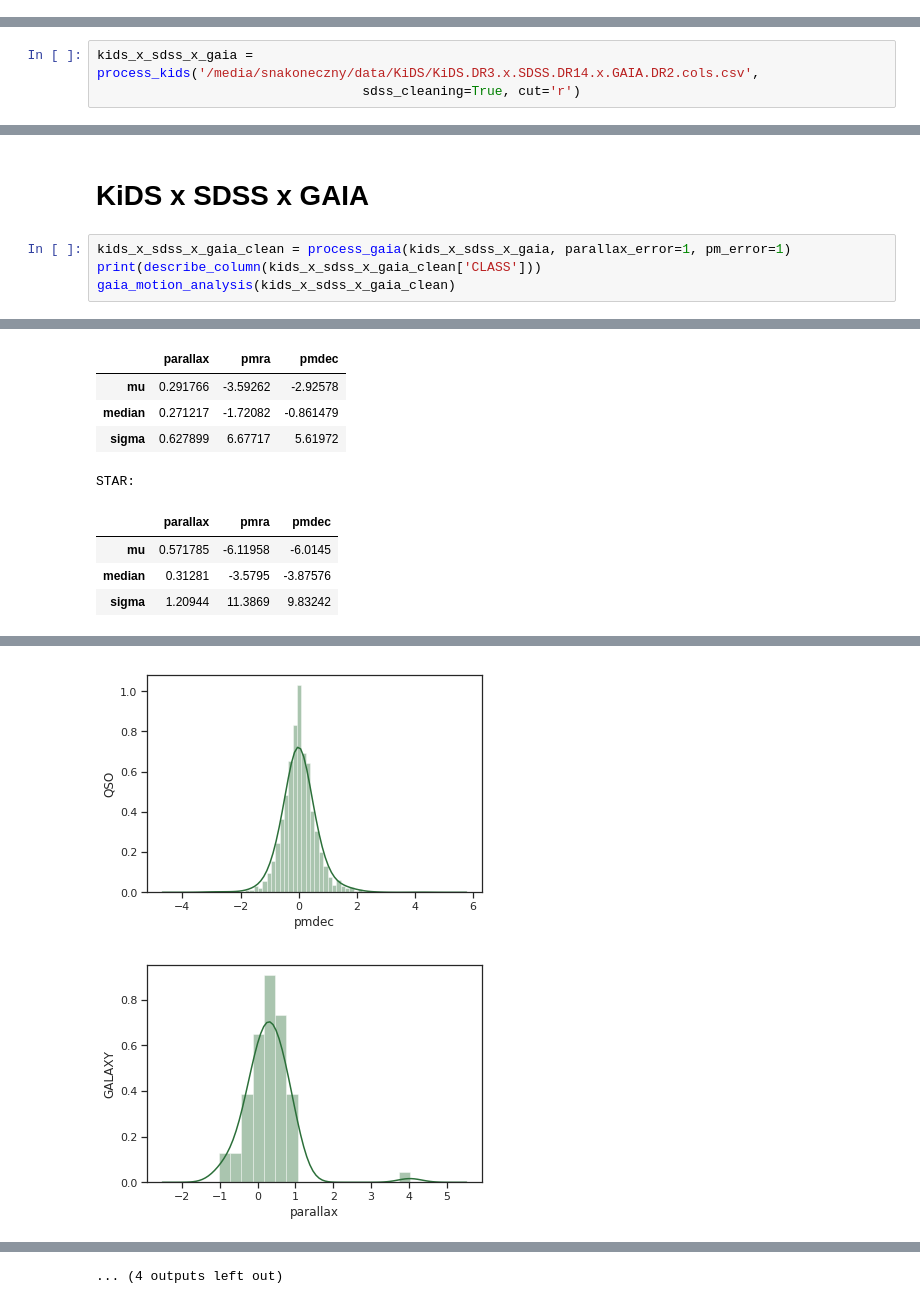
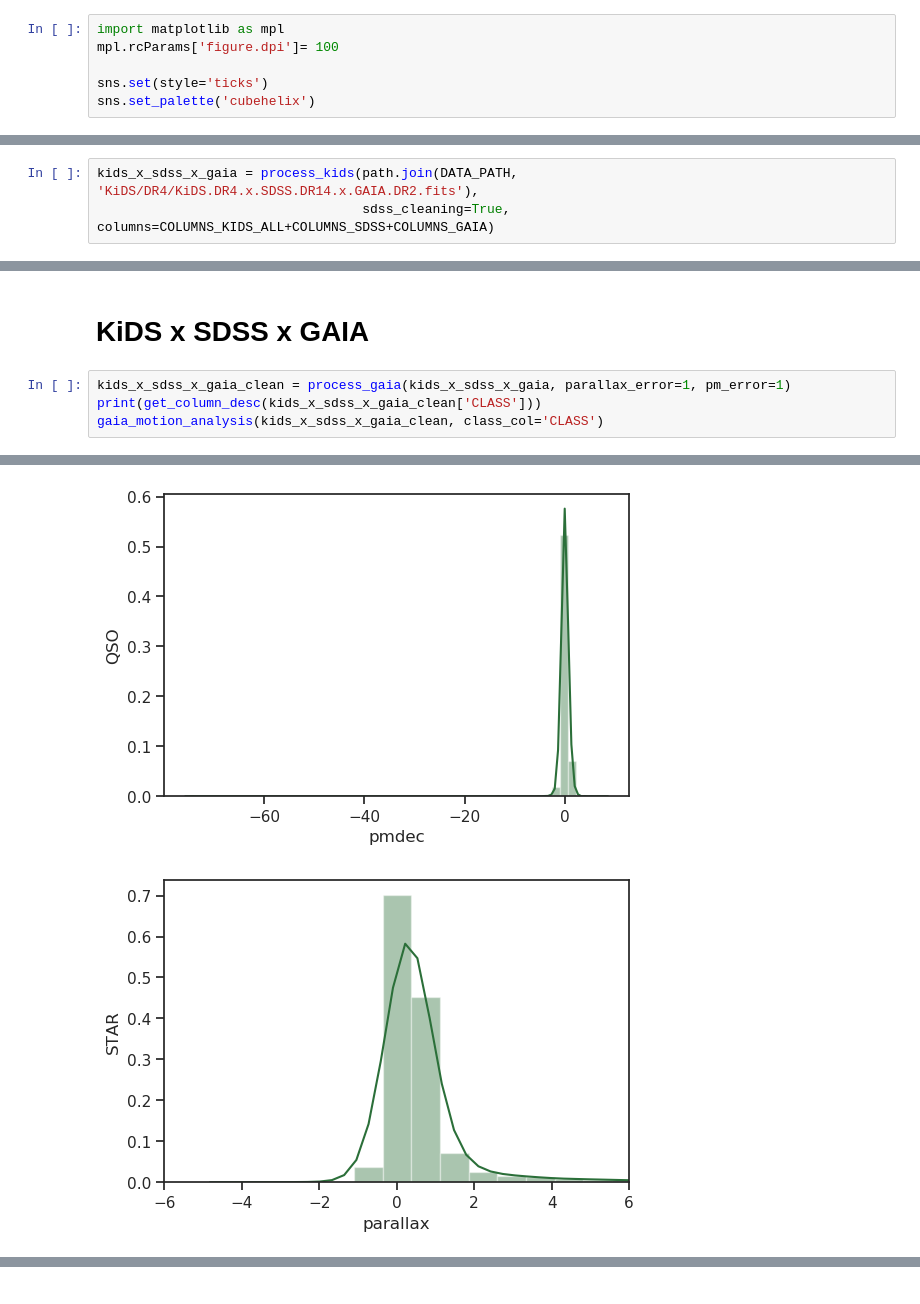
Before and after one commit to snakoneczny/kids-quasars, a Jupyter notebook: notebooks/anaylysis_gaia_motions.ipynb, the cells around one changed output, grey strips where cells are left out. Cells and saved outputs as stored; diff of their text form.

```diff
--- a/notebooks/anaylysis_gaia_motions.ipynb
+++ b/notebooks/anaylysis_gaia_motions.ipynb
@@ -17,2 +20,8 @@ sns.set(style='ticks')
+# %%
+import matplotlib as mpl
+mpl.rcParams['figure.dpi']= 100
+
+sns.set(style='ticks')
+sns.set_palette('cubehelix')
 # %% [markdown]
 # Read data
@@ -39,4 +51,4 @@ Removing R > 22: 51752 left
 # %%
-kids_x_sdss_x_gaia = process_kids('/media/snakoneczny/data/KiDS/KiDS.DR3.x.SDSS.DR14.x.GAIA.DR2.cols.csv',
-                                  sdss_cleaning=True, cut='r')
+kids_x_sdss_x_gaia = process_kids(path.join(DATA_PATH, 'KiDS/DR4/KiDS.DR4.x.SDSS.DR14.x.GAIA.DR2.fits'),
+                                  sdss_cleaning=True, columns=COLUMNS_KIDS_ALL+COLUMNS_SDSS+COLUMNS_GAIA)
 # %% [output]
@@ -114,6 +118,6 @@ STAR:
 # KiDS x SDSS x GAIA
 # %%
 kids_x_sdss_x_gaia_clean = process_gaia(kids_x_sdss_x_gaia, parallax_error=1, pm_error=1)
-print(describe_column(kids_x_sdss_x_gaia_clean['CLASS']))
-gaia_motion_analysis(kids_x_sdss_x_gaia_clean)
+print(get_column_desc(kids_x_sdss_x_gaia_clean['CLASS']))
+gaia_motion_analysis(kids_x_sdss_x_gaia_clean, class_col='CLASS')
 # %% [output]
@@ -136,9 +140,0 @@ GALAXY:
-|  | parallax | pmra | pmdec |
-| mu | 0.291766 | -3.59262 | -2.92578 |
-| median | 0.271217 | -1.72082 | -0.861479 |
-| sigma | 0.627899 | 6.67717 | 5.61972 |
-STAR:
-|  | parallax | pmra | pmdec |
-| mu | 0.571785 | -6.11958 | -6.0145 |
-| median | 0.31281 | -3.5795 | -3.87576 |
-| sigma | 1.20944 | 11.3869 | 9.83242 |
@@ -147,2 +143,2 @@ STAR:
-[figure, old version]
+[figure, new version]
-[figure, old version]
+[figure, new version]
@@ -150 +145,0 @@ STAR:
-... (4 outputs left out)
```
Also changed, not shown: parts of 13 cells of this notebook, 15 other files.
